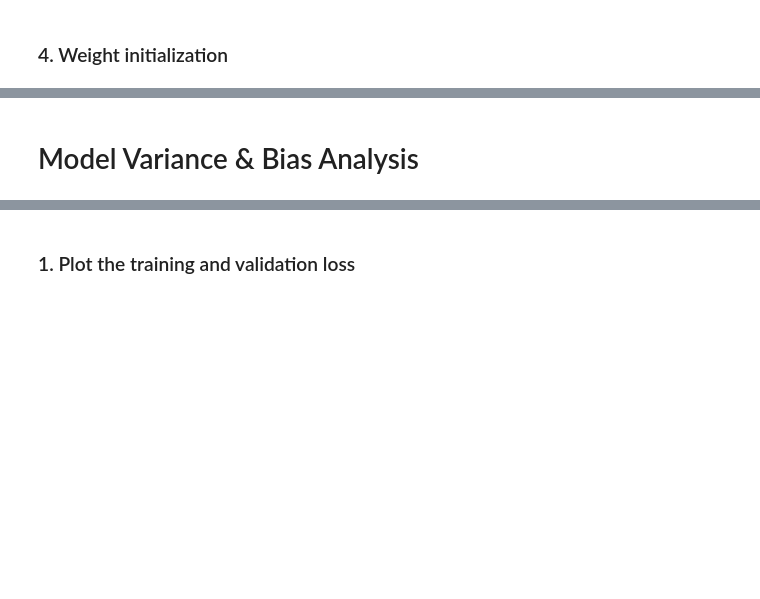
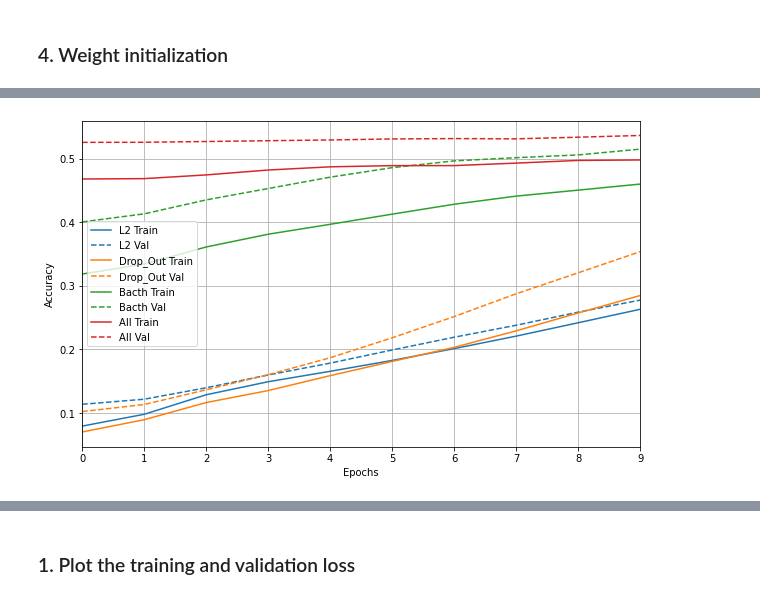
Before and after one commit to oceanesalmeron/MoA-prediction, a Jupyter notebook: moa-prediction.ipynb, the cells around one changed output, grey strips where cells are left out. Drawn from its saved outputs; the diff is of its cells as text; code cells hidden in the pictures; blank space fills up the shorter version.

```diff
--- a/moa-prediction.ipynb
+++ b/moa-prediction.ipynb
@@ -357,12 +441,5 @@ all_model = tf.keras.Sequential([
     layers.Dropout(.1),
     layers.Dense(206)
 ])
-
-all_model.compile(optimizer='adam',
-              loss=tf.keras.losses.BinaryCrossentropy(from_logits=True),
-              metrics=['accuracy'])
-
-regularizer_histories['all'] = all_model.fit(train,
-                                           validation_data=val,
-                                           callbacks=get_callbacks('all'),
-                                           epochs=10)
+# %%
+regularizer_histories['all'] = history['last_model'] = compile_and_fit(dp_model, 'all')
@@ -369,6 +464,5 @@ regularizer_histories['all'] = all_model.fit(train,
 # %%
 plt.figure(figsize=(10, 6))
 plotter.plot(regularizer_histories)
-plt.ylim([0.01, 0.7])
+# %% [output]
+[figure, added]
-# %% [markdown]
-# Model Variance & Bias Analysis
```
Also changed, not shown: parts of 59 cells of this notebook.
